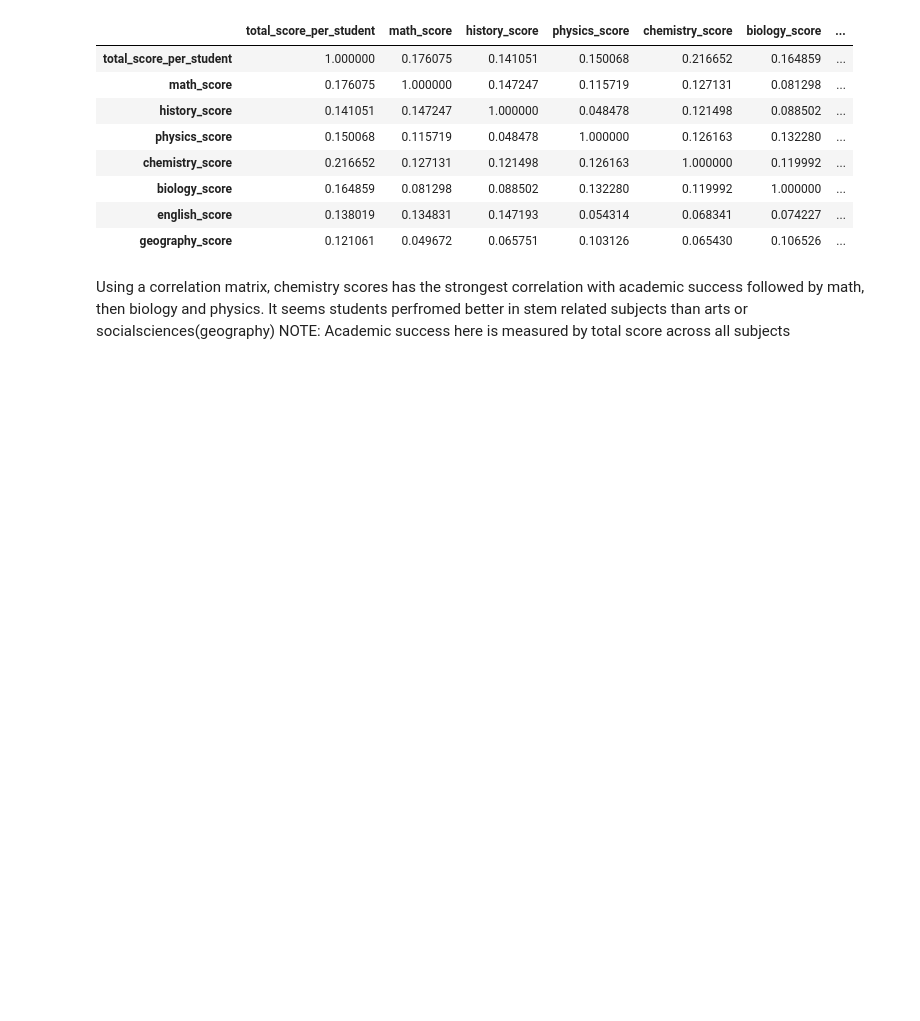
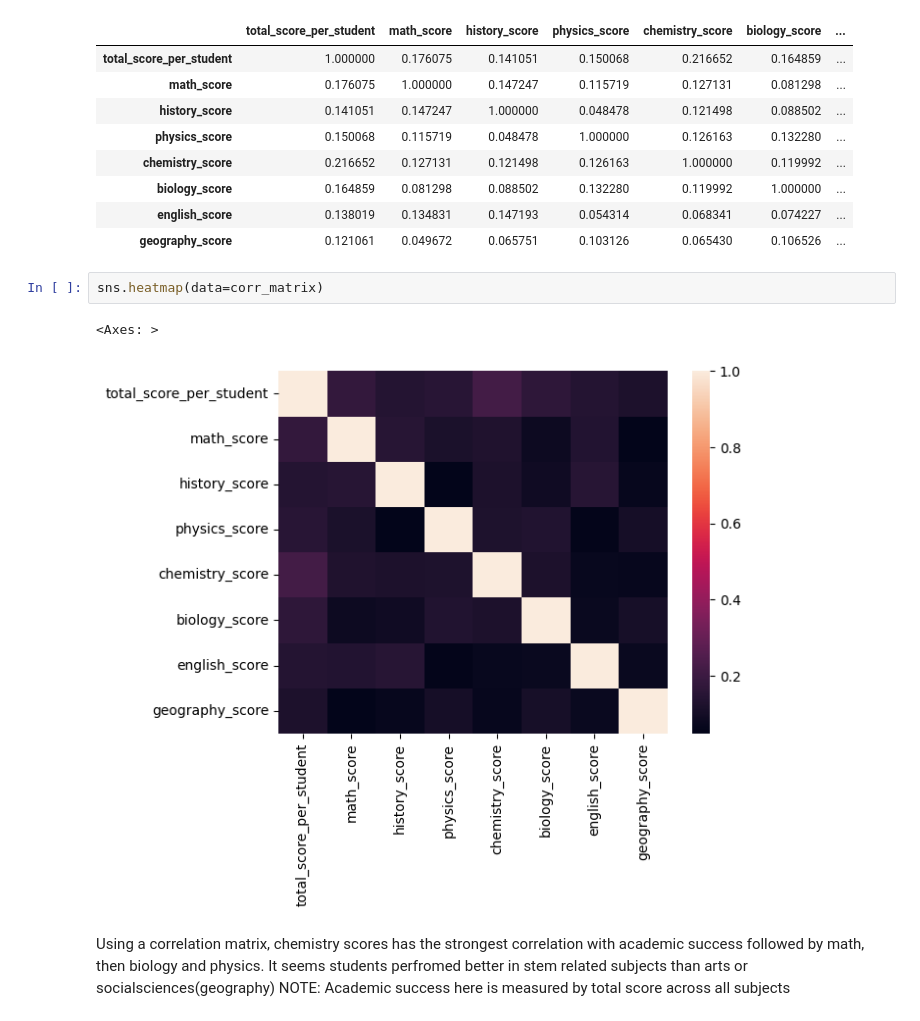
Before and after one commit to Data-Epic/data-wrangling-ogechukwu-okoli, a Jupyter notebook: task-3/Students-performance-Ogechukwu-Okoli.ipynb, the cells around one changed output. Cells and saved outputs as stored; diff of their text form; blank space fills up the shorter version.

```diff
--- a/task-3/Students-performance-Ogechukwu-Okoli.ipynb
+++ b/task-3/Students-performance-Ogechukwu-Okoli.ipynb
@@ -618,6 +635,11 @@ corr_matrix # correlation matrix to check with subject has the strongest correla
 | biology_score | 0.164859 | 0.081298 | 0.088502 | 0.132280 | 0.119992 | 1.000000 | ... |
 | english_score | 0.138019 | 0.134831 | 0.147193 | 0.054314 | 0.068341 | 0.074227 | ... |
 | geography_score | 0.121061 | 0.049672 | 0.065751 | 0.103126 | 0.065430 | 0.106526 | ... |
+# %%
+sns.heatmap(data=corr_matrix)
+# %% [output]
+<Axes: >
+[figure, added]
 # %% [markdown]
 Using a correlation matrix, chemistry scores has the strongest correlation with academic success followed by math, then biology and physics. It seems students perfromed better in stem related subjects than arts or socialsciences(geography)
 NOTE: Academic success here is measured by total score across all subjects
```
Also changed, not shown: parts of 3 cells of this notebook.
